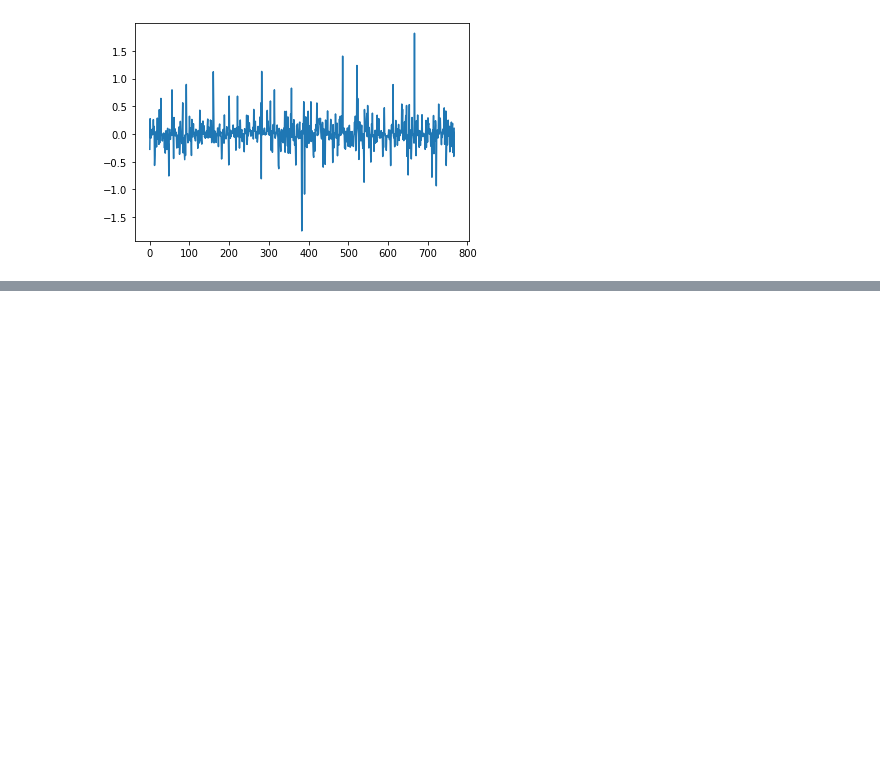
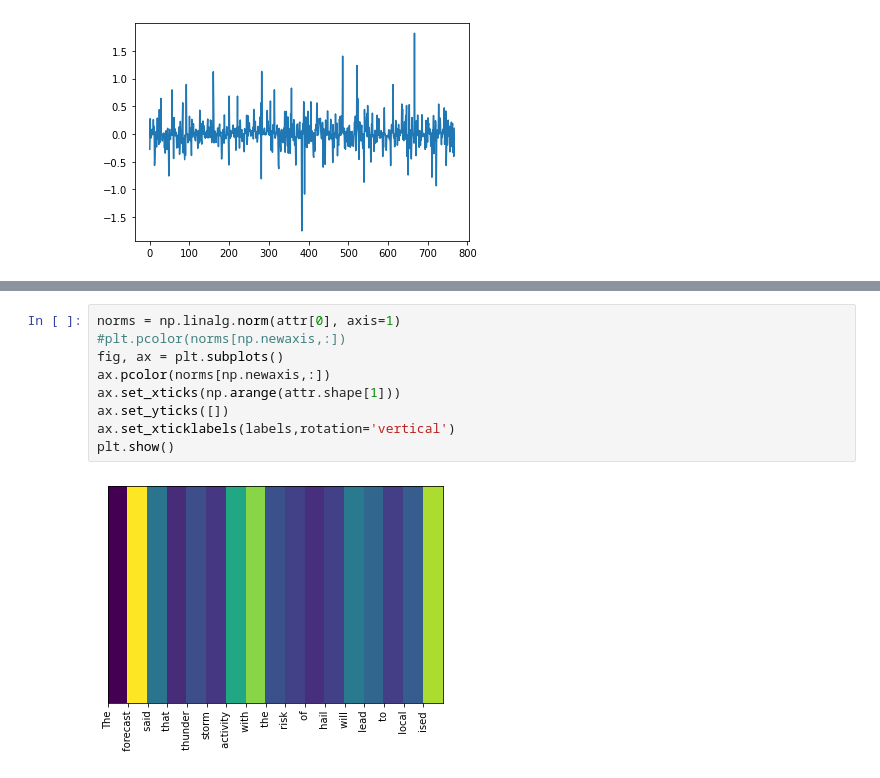
Before and after one commit to prior-technology/annotate-transformer, a Jupyter notebook: notebooks/Attribution.ipynb, the cells around one changed output, grey strips where cells are left out. Saved outputs shown, nothing was run; the diff lists cells and outputs as text; blank space fills up the shorter version.

```diff
--- a/notebooks/Attribution.ipynb
+++ b/notebooks/Attribution.ipynb
@@ -103,0 +118,11 @@ plt.plot(norms)
+# %%
+norms = np.linalg.norm(attr[0], axis=1)
+#plt.pcolor(norms[np.newaxis,:])
+fig, ax = plt.subplots()
+ax.pcolor(norms[np.newaxis,:])
+ax.set_xticks(np.arange(attr.shape[1]))
+ax.set_yticks([])
+ax.set_xticklabels(labels,rotation='vertical')
+plt.show()
+# %% [output]
+[figure, added]
```
Also changed, not shown: parts of 11 cells of this notebook, 6 other files.
